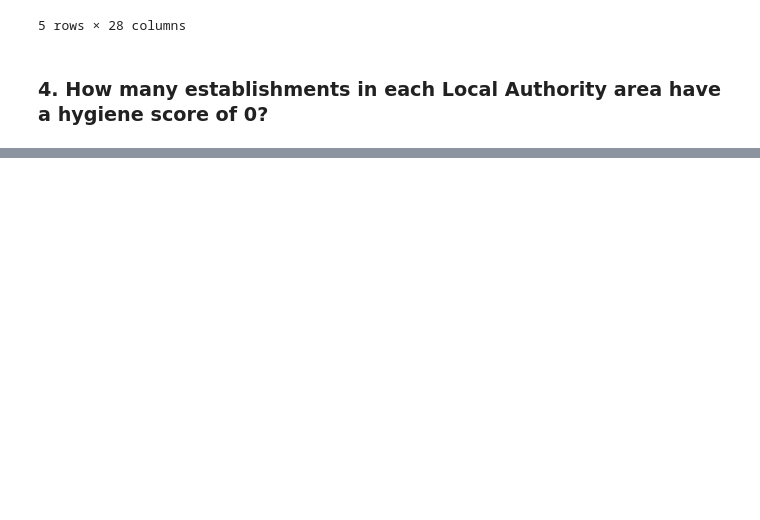
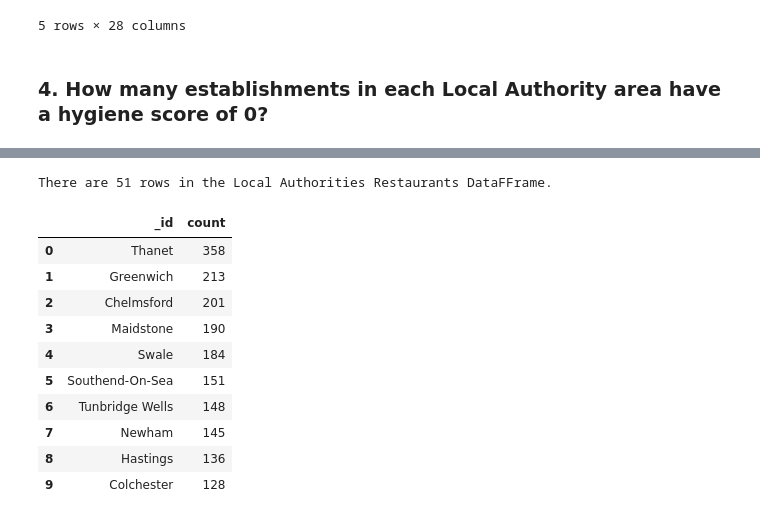
Before and after one commit to greberr09/nosql_challenge, a Jupyter notebook: NoSQL_analysis_starter.ipynb, the cells around one changed output, grey strips where cells are left out. Cells and saved outputs as stored; diff of their text form; code cells hidden in the pictures; blank space fills up the shorter version.

Commit message:
pipeline queries and panda dataframes

```diff
--- a/NoSQL_analysis_starter.ipynb
+++ b/NoSQL_analysis_starter.ipynb
@@ -324,3 +307,32 @@ Rows in the near Penang Flavours DataFrame: 5
 # Print the number of documents in the result
 
 # Print the first 10 results
+
+
+# set up the pipeline for restaurants and for entities
+
+match_query = {'$match': {'$and': [{'scores.Hygiene': 0},
+                                   {'BusinessTypeID': 1}]}}
+
+ent_match_query = {'$match': {'$and': [{'scores.Hygiene': 0}]}}
+
+
+group_query = {'$group': {'_id': '$LocalAuthorityName',
+                          'count': {'$sum': 1}}}
+
+
+# hygiene scores are ranked zero as the best, and the higher the rating, the worse the hygiene
+
+sort_values = {'$sort': { 'count': -1, '_id': 1 }}
+
+# assemble the restaurant pipeline
+rest_pipeline = [match_query, group_query, sort_values]
+
+# assemble the pipeline for all entities
+ent_pipeline = [ent_match_query, group_query, sort_values]
+# %%
+# Run the pipelines through the aggregate method and save the results to a variable
+
+auth_restaurants = list(establishments.aggregate(rest_pipeline))
+
+auth_entities = list(establishments.aggregate(ent_pipeline))
@@ -327,6 +362,27 @@ Rows in the near Penang Flavours DataFrame: 5
 # %%
-# Convert the result to a Pandas DataFrame
+# Convert the restaurant results to a Pandas DataFrame
+
+auth_restaurants_df = pd.DataFrame(auth_restaurants)
 
 # Display the number of rows in the DataFrame
 
+print(f"There are {len(auth_restaurants_df)} rows in the Local Authorities Restaurants DataFFrame.")
+
 # Display the first 10 rows of the DataFrame
+
+auth_restaurants_df.head(10)
+
+#auth_restaurants
+# %% [output]
+There are 51 rows in the Local Authorities Restaurants DataFFrame.
+|  | _id | count |
+| 0 | Thanet | 358 |
+| 1 | Greenwich | 213 |
+| 2 | Chelmsford | 201 |
+| 3 | Maidstone | 190 |
+| 4 | Swale | 184 |
+| 5 | Southend-On-Sea | 151 |
+| 6 | Tunbridge Wells | 148 |
+| 7 | Newham | 145 |
+| 8 | Hastings | 136 |
+| 9 | Colchester | 128 |
```
Also changed, not shown: parts of 9 cells of this notebook.
